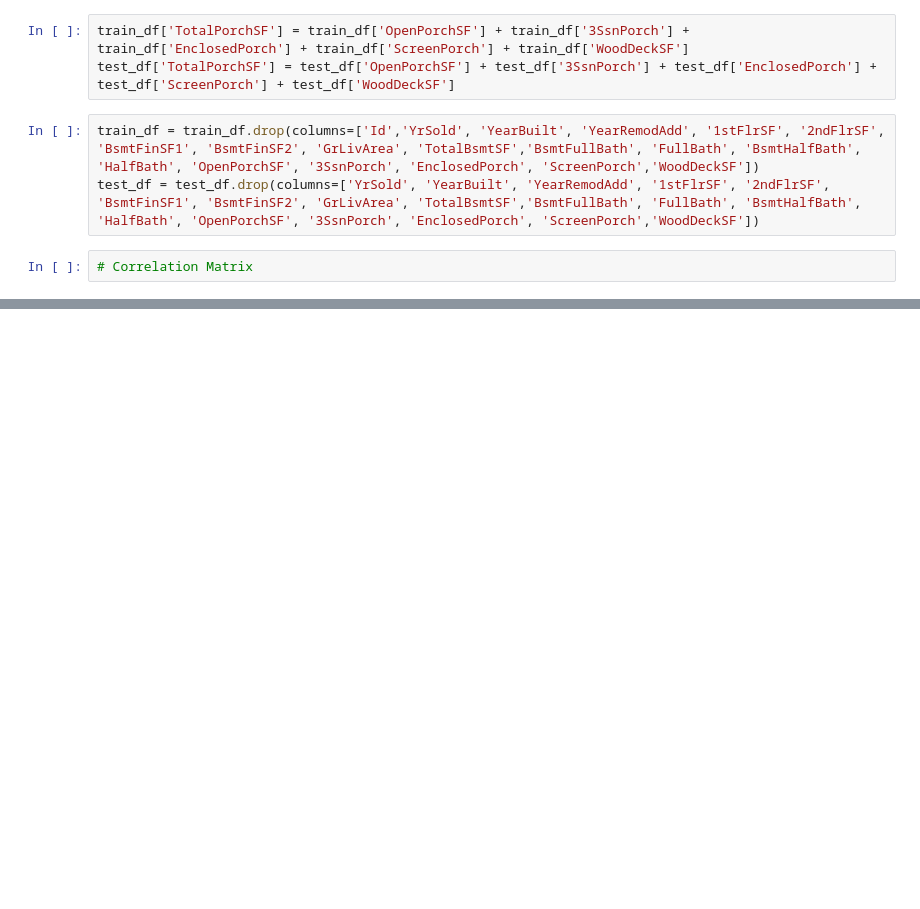
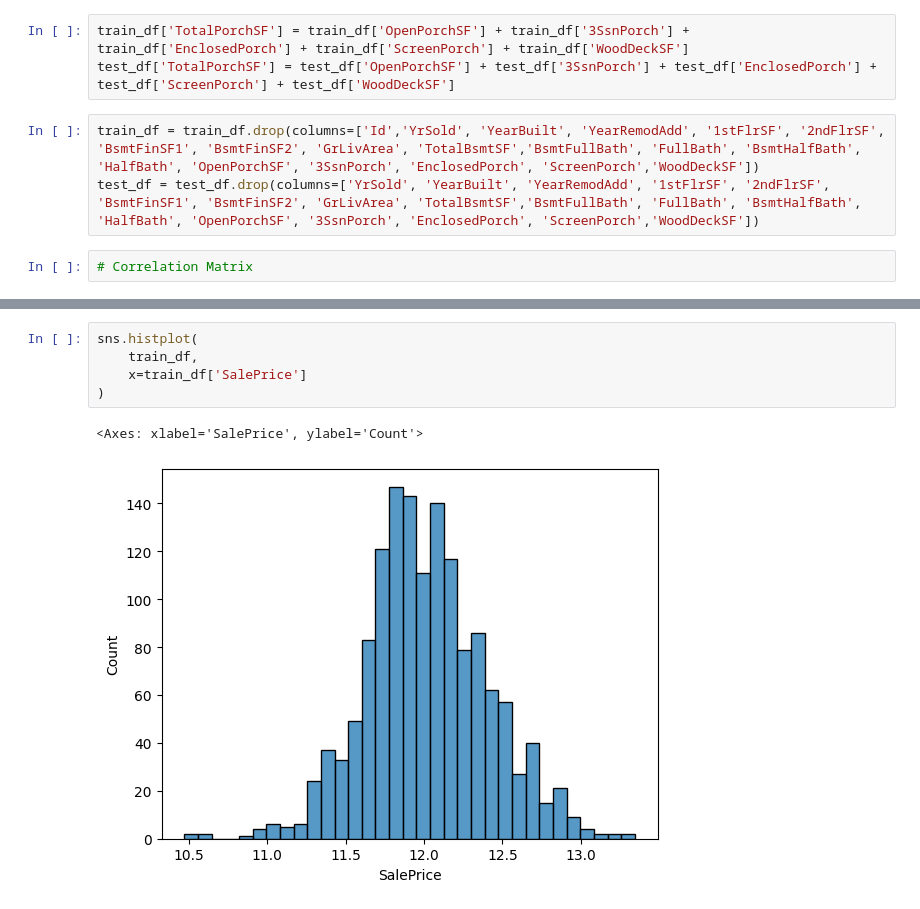
Before and after one commit to raviit244/Kaggle-HousingPrices, a Jupyter notebook: housing_pred.ipynb, the cells around one changed output, grey strips where cells are left out. Drawn from its saved outputs; the diff is of its cells as text; blank space fills up the shorter version.

```diff
--- a/housing_pred.ipynb
+++ b/housing_pred.ipynb
@@ -775,0 +790,8 @@ sns.heatmap(correlation_matrix, annot=True, cmap='coolwarm', fmt='.2f')
+# %%
+sns.histplot(
+    train_df,
+    x=train_df['SalePrice']
+)
+# %% [output]
+<Axes: xlabel='SalePrice', ylabel='Count'>
+[figure, added]
```
Also changed, not shown: parts of 21 cells of this notebook.
